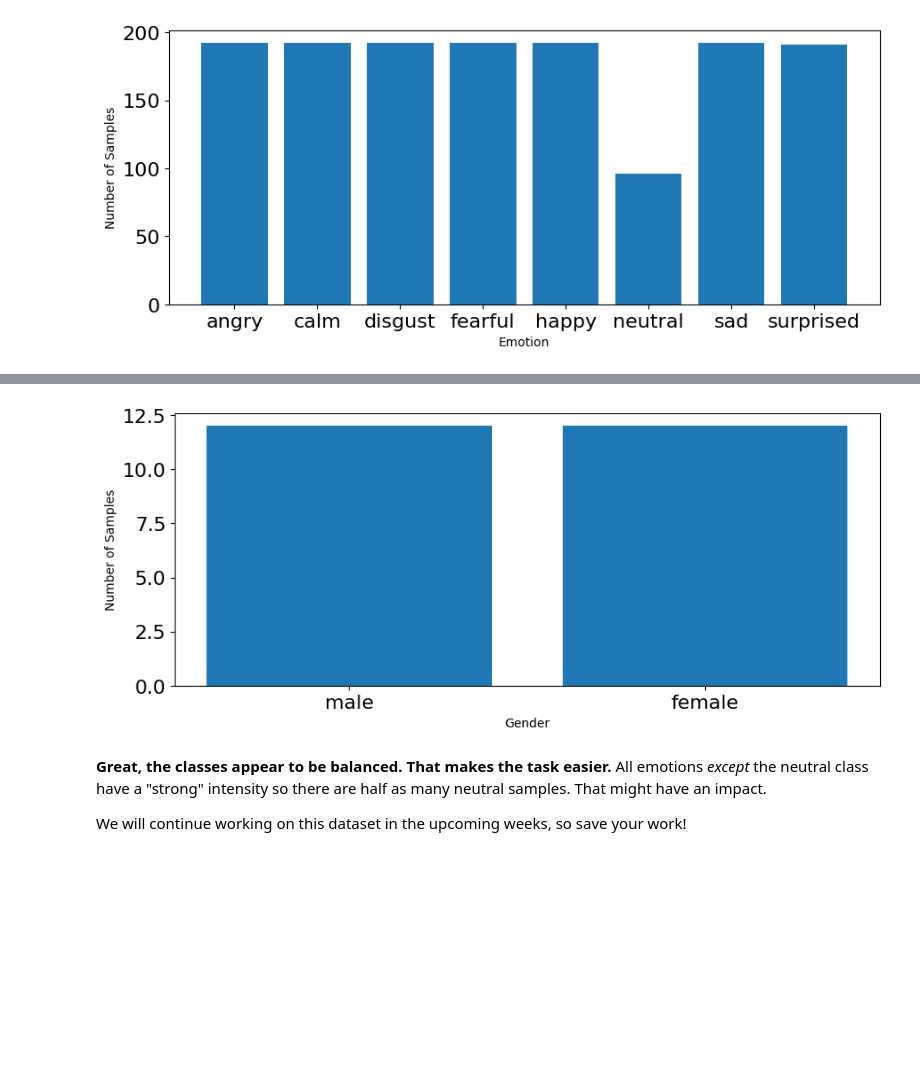
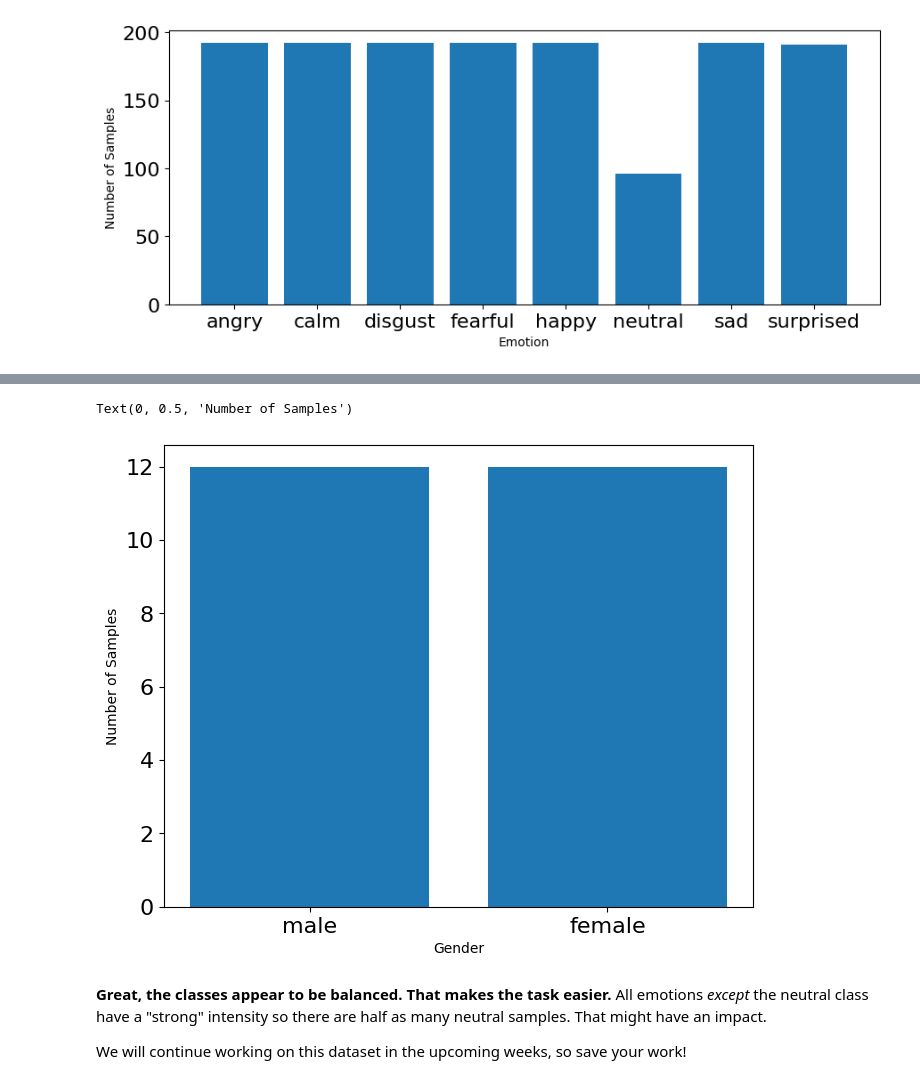
Before and after one commit to MechaKT/Week2-DataPreprocessing, a Jupyter notebook: Week 2.ipynb, the cells around one changed output, grey strips where cells are left out. Drawn from its saved outputs; the diff is of its cells as text; code cells hidden in the pictures; blank space fills up the shorter version.

Commit message:
Succeeded in creating second graph

```diff
--- a/Week 2.ipynb
+++ b/Week 2.ipynb
@@ -649,18 +652,22 @@ np.unique(gender_list, return_counts=True)
 # %%
 # plot emotions
-plt.figure(figsize=(35,4))
-plt.subplot(1,3,1)
+# change fig size to reflect divisible quantity of elems
+plt.figure(figsize=(35,6))
+plt.subplot(1,4,1)
 #np.unique returns ordered list of unique elements and count of each element
 gender_count, count = np.unique(gender_list, return_counts=True)
+
+# debug-- print(len(np.unique(gender_list, return_counts=True)))
 
 plt.bar(x=range(2), height=count)
 plt.xticks(ticks=range(2), labels = ('male','female'),fontsize=10)
 plt.xlabel('Gender')
 plt.tick_params(labelsize=16)
 plt.ylabel('Number of Samples')
-plt.show()
+# plt.show()
 # %% [output]
+Text(0, 0.5, 'Number of Samples')
-[figure, old version]
+[figure, new version]
 # %% [markdown]
 **Great, the classes appear to be balanced. That makes the task easier.** All emotions _except_ the neutral class have a "strong" intensity so there are half as many neutral samples. That might have an impact.
 
```
Also changed, not shown: parts of 3 cells of this notebook.
